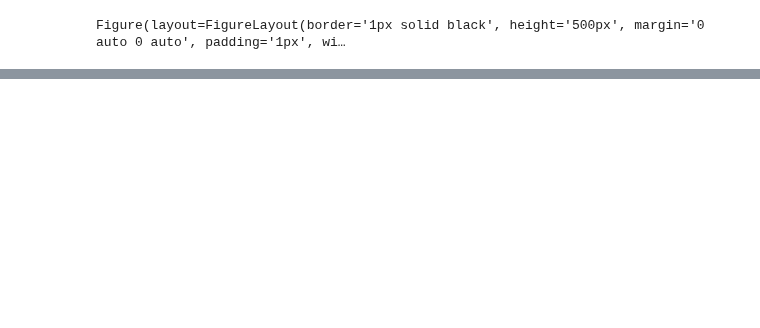
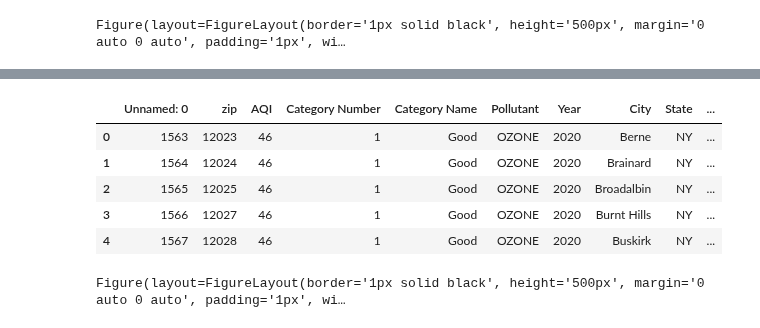
Before and after one commit to paloni-dotcom/Se7en, a Jupyter notebook: Heat_Map_AQI_by_zipcode.ipynb, the cells around one changed output, grey strips where cells are left out. Cells and saved outputs as stored; diff of their text form; code cells hidden in the pictures; blank space fills up the shorter version.

```diff
--- a/Heat_Map_AQI_by_zipcode.ipynb
+++ b/Heat_Map_AQI_by_zipcode.ipynb
@@ -159,0 +176,6 @@ new_aqi_df.head()
+# %%
+# AQI for year 2020
+AQI_df = pd.read_csv('../Se7en/AQIndex.csv')
+AQI_df = AQI_df.dropna()
+aqi_group = AQI_df.groupby ("Year")
+aqi_2020_df = aqi_group.get_group (2020)
@@ -159,0 +189,39 @@ new_aqi_df.head()
+# %%
+# introducing coordinates for AQI zipcodes
+zip_df = pd.read_csv('../Se7en/us-zip-code-latitude-and-longitude.csv')
+zip_df = zip_df.rename (columns = {"Zip" : "zip"})
+
+#take care of NaN velue
+zip_df = zip_df.dropna()
+# %%
+#merging both dataframes
+# merge AQI and zip coordinates dataframes on zipcode
+new_aqi_2020_df = pd.merge(aqi_2020_df, zip_df, on=['zip','zip'], how="left")
+
+
+#take care of NaN velue
+new_aqi_2020_df = new_aqi_2020_df.dropna()
+new_aqi_2020_df.head()
+# %% [output]
+|  | Unnamed: 0 | zip | AQI | Category Number | Category Name | Pollutant | Year | City | State | ... |
+| 0 | 1563 | 12023 | 46 | 1 | Good | OZONE | 2020 | Berne | NY | ... |
+| 1 | 1564 | 12024 | 46 | 1 | Good | OZONE | 2020 | Brainard | NY | ... |
+| 2 | 1565 | 12025 | 46 | 1 | Good | OZONE | 2020 | Broadalbin | NY | ... |
+| 3 | 1566 | 12027 | 46 | 1 | Good | OZONE | 2020 | Burnt Hills | NY | ... |
+| 4 | 1567 | 12028 | 46 | 1 | Good | OZONE | 2020 | Buskirk | NY | ... |
+# %%
+#Plot Heatmap for AQI by zip code
+locations = new_aqi_2020_df[["Latitude", "Longitude"]]
+aqi = new_aqi_2020_df["AQI"].astype(float)
+
+#create heat layer
+heat_layer = gmaps.heatmap_layer(locations, weights=aqi,
+                                  dissipating=False, max_intensity=500,
+                                  point_radius=0.05)
+
+
+# Add layer to the map
+fig.add_layer(heat_layer)
+fig
+# %% [output]
+Figure(layout=FigureLayout(border='1px solid black', height='500px', margin='0 auto 0 auto', padding='1px', wi…
```
Also changed, not shown: parts of 3 cells of this notebook.
